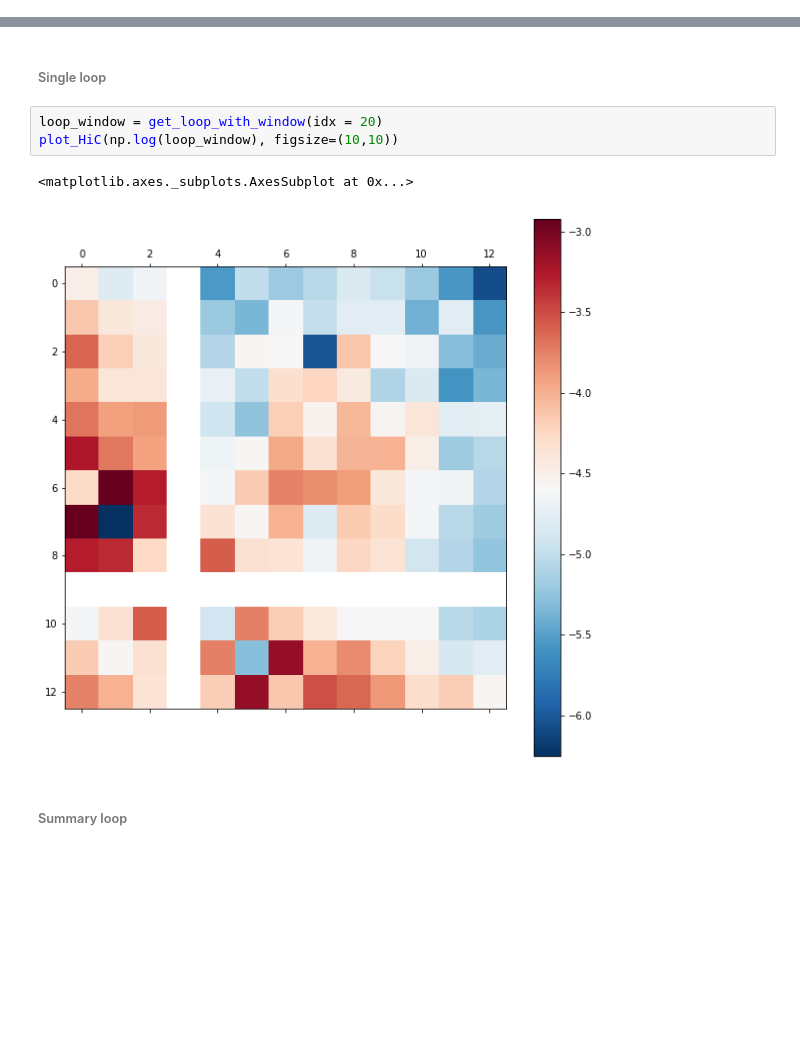
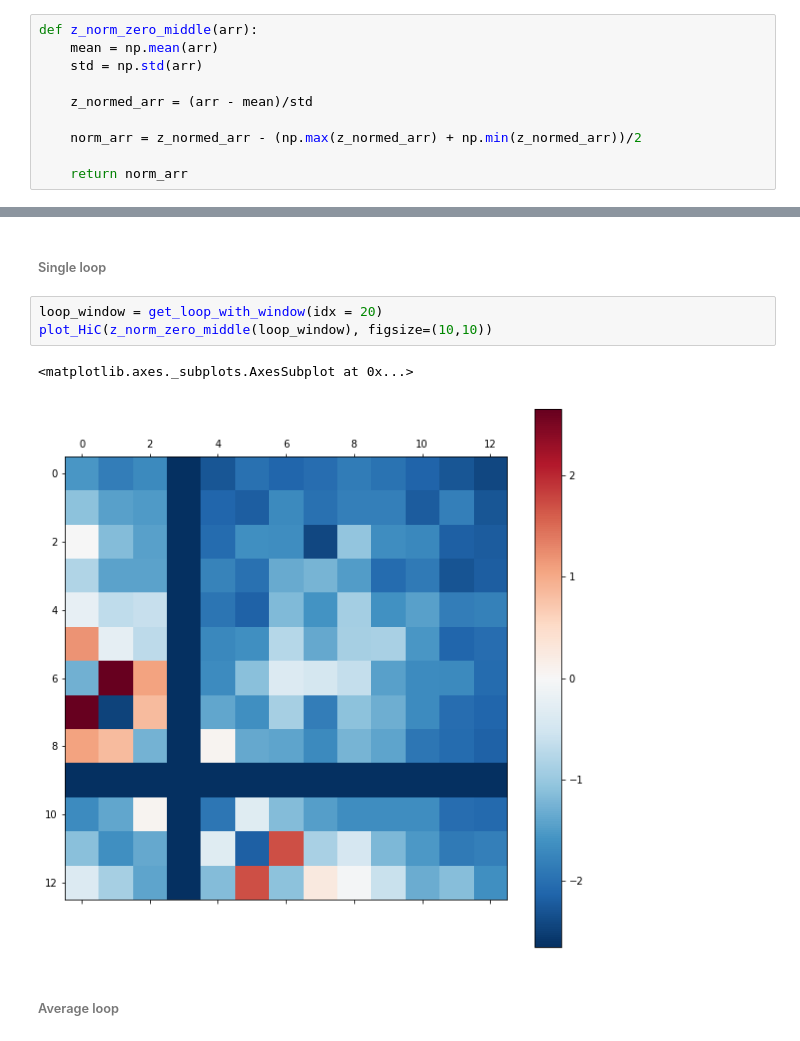
Before and after one commit to GoodBoy962/Dictyostelium-loops, a Jupyter notebook: dicty/Loops visualisation and processing (Dicty).ipynb, the cells around one changed output, grey strips where cells are left out. Drawn from its saved outputs; the diff is of its cells as text; blank space fills up the shorter version.

Commit message:
heatmaps normalization | scaling for areas after interesting regions | average loops

```diff
--- a/dicty/Loops visualisation and processing (Dicty).ipynb
+++ b/dicty/Loops visualisation and processing (Dicty).ipynb
@@ -115,3 +117,13 @@ def sum_loops(arr, *args):
+# %%
+def z_norm_zero_middle(arr):
+    mean = np.mean(arr)
+    std = np.std(arr)
+
+    z_normed_arr = (arr - mean)/std
+
+    norm_arr = z_normed_arr - (np.max(z_normed_arr) + np.min(z_normed_arr))/2
+
+    return norm_arr
 # %% [markdown]
 ### Normalized Hi-C
 # %%
@@ -140,10 +158,10 @@ arr = np.load('arrs/2kb_chr'+str(chr_num)+'.npy')
 ###### Single loop
 # %%
 loop_window = get_loop_with_window(idx = 20)
-plot_HiC(np.log(loop_window), figsize=(10,10))
+plot_HiC(z_norm_zero_middle(loop_window), figsize=(10,10))
 # %% [output]
 <matplotlib.axes._subplots.AxesSubplot at 0x...>
-[figure, old version]
+[figure, new version]
 # %% [markdown]
-###### Summary loop
+###### Average loop
 # %%
```
Also changed, not shown: parts of 6 cells of this notebook, 4 other files.
